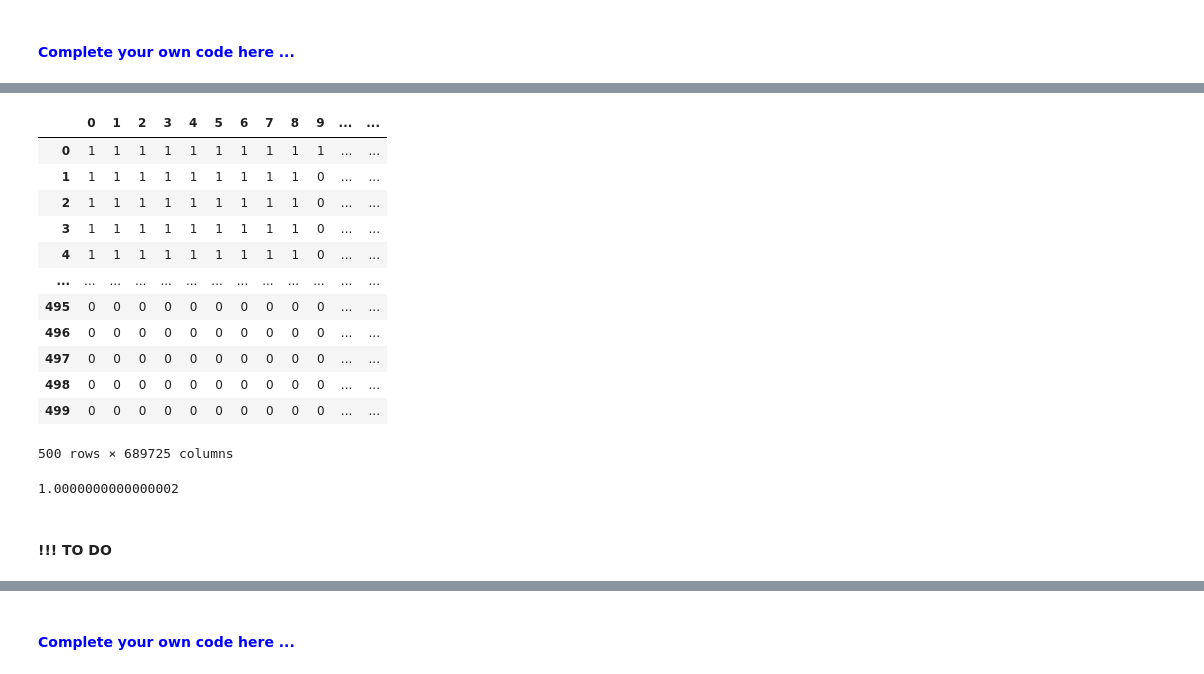
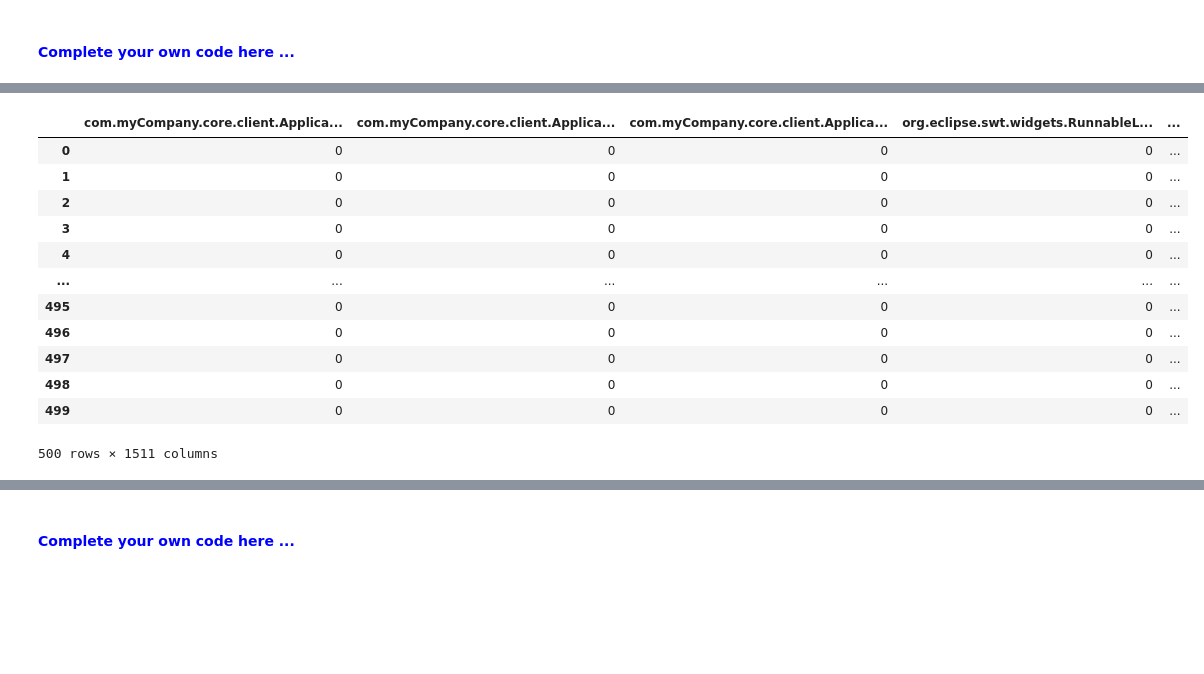
Before and after one commit to oormacheah/DataMining_Project, a Jupyter notebook: project-stack-traces_stefania.ipynb, the cells around one changed output, grey strips where cells are left out. Cells and saved outputs as stored; diff of their text form; code cells hidden in the pictures; blank space fills up the shorter version.

```diff
--- a/project-stack-traces_stefania.ipynb
+++ b/project-stack-traces_stefania.ipynb
@@ -592,18 +590,15 @@ The variance values is: 0.06
 from sklearn.feature_extraction.text import TfidfVectorizer
 
 # Define the tokenized vocabulary manually
-def dummy_fun(doc):
+def dummy(doc):
     return doc
 tfidf = TfidfVectorizer(
     analyzer='word',
-    tokenizer=dummy_fun,
-    preprocessor=dummy_fun,
+    tokenizer=dummy,
+    preprocessor=dummy,
     token_pattern=None)
 
 # List of the 500 stacktraces frames
 list_all_stacktaces = []
 for i in range(n_unique_stack_traces):
     list_all_stacktaces.append(df_distinct_stack_traces['listStackTrace'][i])
-
-# Learn the vocabulary
-tfidf.fit(list_all_stacktaces)
@@ -778,17 +718,0 @@ for i in range(n_unique_stack_traces):
-# %%
-df_matrix_of_bigram_frames_indexed = pd.DataFrame(data = matrix_of_frames_bigram_indexed, columns = range(len(matrix_of_frames_bigram_indexed[0])))
-df_matrix_of_bigram_frames_indexed
-# %% [output]
-|  | 0 | 1 | 2 | 3 | 4 | 5 | 6 | 7 | 8 | 9 | ... | ... |
-| 0 | 1 | 1 | 1 | 1 | 1 | 1 | 1 | 1 | 1 | 1 | ... | ... |
-| 1 | 1 | 1 | 1 | 1 | 1 | 1 | 1 | 1 | 1 | 0 | ... | ... |
-| 2 | 1 | 1 | 1 | 1 | 1 | 1 | 1 | 1 | 1 | 0 | ... | ... |
-| 3 | 1 | 1 | 1 | 1 | 1 | 1 | 1 | 1 | 1 | 0 | ... | ... |
-| 4 | 1 | 1 | 1 | 1 | 1 | 1 | 1 | 1 | 1 | 0 | ... | ... |
-| ... | ... | ... | ... | ... | ... | ... | ... | ... | ... | ... | ... | ... |
-| 495 | 0 | 0 | 0 | 0 | 0 | 0 | 0 | 0 | 0 | 0 | ... | ... |
-| 496 | 0 | 0 | 0 | 0 | 0 | 0 | 0 | 0 | 0 | 0 | ... | ... |
-| 497 | 0 | 0 | 0 | 0 | 0 | 0 | 0 | 0 | 0 | 0 | ... | ... |
-| 498 | 0 | 0 | 0 | 0 | 0 | 0 | 0 | 0 | 0 | 0 | ... | ... |
-| 499 | 0 | 0 | 0 | 0 | 0 | 0 | 0 | 0 | 0 | 0 | ... | ... |
-500 rows × 689725 columns
@@ -799,9 +718,0 @@ for i in range(len(df_matrix_of_bigram_frames_indexed[0])):
-# %%
-"The output must be ~ 0.9 "
-vect_stack_1 = df_matrix_of_bigram_frames_indexed[0]
-vect_stack_2 = df_matrix_of_bigram_frames_indexed[1]
-cosine_similarity(vect_stack_1, vect_stack_2)
-# %% [output]
-1.0000000000000002
-# %% [markdown]
-#### !!! TO DO
@@ -812,3 +719,37 @@ df_matrix_of_frames_bigram = pd.DataFrame(data = matrix_of_frames_bigram, column
+# %%
+'Complete your code here ..............'
+
+from sklearn.feature_extraction.text import CountVectorizer
+
+# List of the 500 stacktraces frames
+list_all_stacktaces = []
+for i in range(n_unique_stack_traces):
+    list_all_stacktaces.append(df_distinct_stack_traces['listStackTrace'][i])
+
+# Define the tokenized vocabulary manually
+def dummy(doc):
+    return doc
+
+bigram_vectorizer = CountVectorizer(analyzer='word', tokenizer=dummy, preprocessor=dummy, ngram_range=(2, 2))
+bigram_values = bigram_vectorizer.fit_transform(list_all_stacktaces)
+
+matrix_of_frames_bigram = bigram_values.toarray()
+df_matrix_of_frames_bigram = pd.DataFrame(data = matrix_of_frames_bigram, columns = bigram_vectorizer.vocabulary_)
+df_matrix_of_frames_bigram
+# %% [output]
+|  | com.myCompany.core.client.Applica... | com.myCompany.core.client.Applica... | com.myCompany.core.client.Applica... | org.eclipse.swt.widgets.RunnableL... | ... |
+| 0 | 0 | 0 | 0 | 0 | ... |
+| 1 | 0 | 0 | 0 | 0 | ... |
+| 2 | 0 | 0 | 0 | 0 | ... |
+| 3 | 0 | 0 | 0 | 0 | ... |
+| 4 | 0 | 0 | 0 | 0 | ... |
+| ... | ... | ... | ... | ... | ... |
+| 495 | 0 | 0 | 0 | 0 | ... |
+| 496 | 0 | 0 | 0 | 0 | ... |
+| 497 | 0 | 0 | 0 | 0 | ... |
+| 498 | 0 | 0 | 0 | 0 | ... |
+| 499 | 0 | 0 | 0 | 0 | ... |
+500 rows × 1511 columns
 # %%
 "The output must be ~ 0.9 "
 vect_stack_1 = df_matrix_of_frames_bigram.iloc[0]
```
Also changed, not shown: parts of 17 cells of this notebook.
